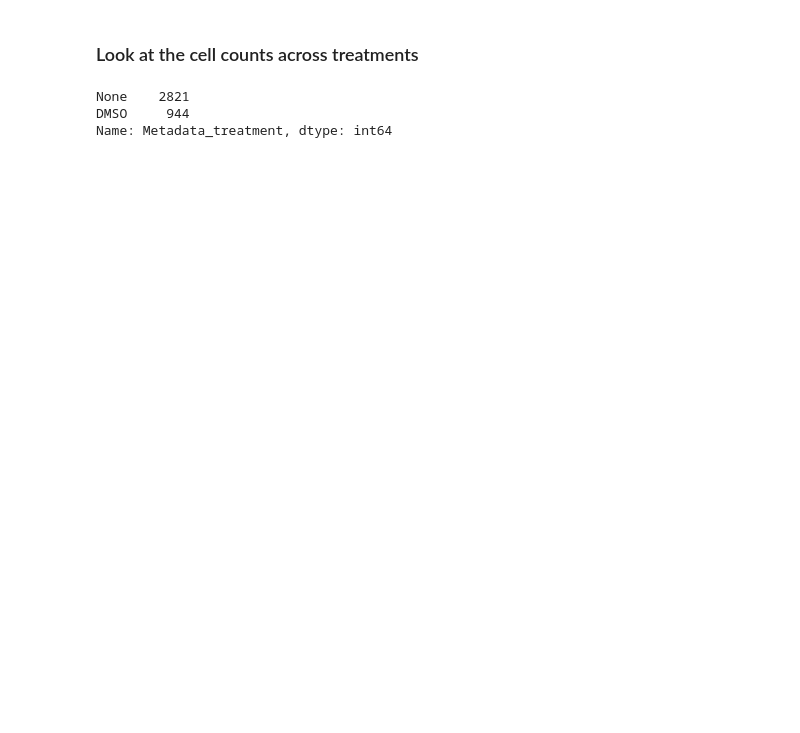
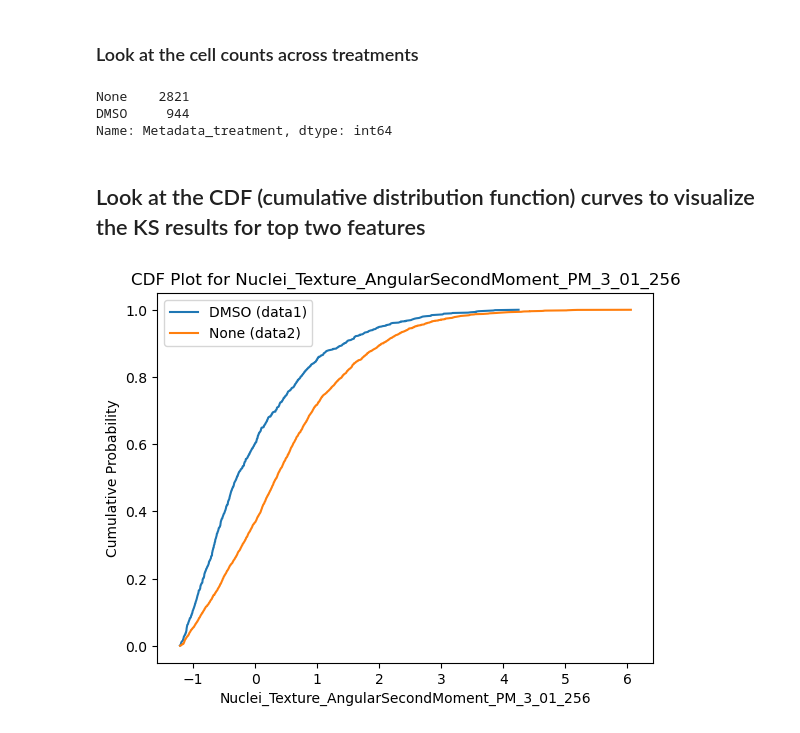
Before and after one commit to WayScience/cellpainting_predicts_cardiac_fibrosis, a Jupyter notebook: 5.machine_learning/5.ks_test.ipynb, the cells around one changed output. Drawn from its saved outputs; the diff is of its cells as text; code cells hidden in the pictures; blank space fills up the shorter version.

```diff
--- a/5.machine_learning/5.ks_test.ipynb
+++ b/5.machine_learning/5.ks_test.ipynb
@@ -282,3 +282,30 @@ print(treatment_counts)
 None    2821
 DMSO     944
 Name: Metadata_treatment, dtype: int64
+# %% [markdown]
+## Look at the CDF (cumulative distribution function) curves to visualize the KS results for top two features
+# %%
+# Assuming heart_7_DMSO and heart_7_None are your datasets containing the feature
+# Extract the specific feature
+feature_name = 'Nuclei_Texture_AngularSecondMoment_PM_3_01_256'
+data1 = heart_7_DMSO[feature_name]
+data2 = heart_7_None[feature_name]
+
+# Sort the data
+data1_sorted = np.sort(data1)
+data2_sorted = np.sort(data2)
+
+# Calculate the CDFs
+cdf_data1 = np.arange(1, len(data1_sorted) + 1) / len(data1_sorted)
+cdf_data2 = np.arange(1, len(data2_sorted) + 1) / len(data2_sorted)
+
+# Plot the CDFs
+plt.plot(data1_sorted, cdf_data1, label='DMSO (data1)')
+plt.plot(data2_sorted, cdf_data2, label='None (data2)')
+plt.xlabel('Nuclei_Texture_AngularSecondMoment_PM_3_01_256')
+plt.ylabel('Cumulative Probability')
+plt.title('CDF Plot for Nuclei_Texture_AngularSecondMoment_PM_3_01_256')
+plt.legend()
+plt.show()
+# %% [output]
+[figure, added]
```
Also changed, not shown: parts of 3 cells of this notebook, 1 other file.
